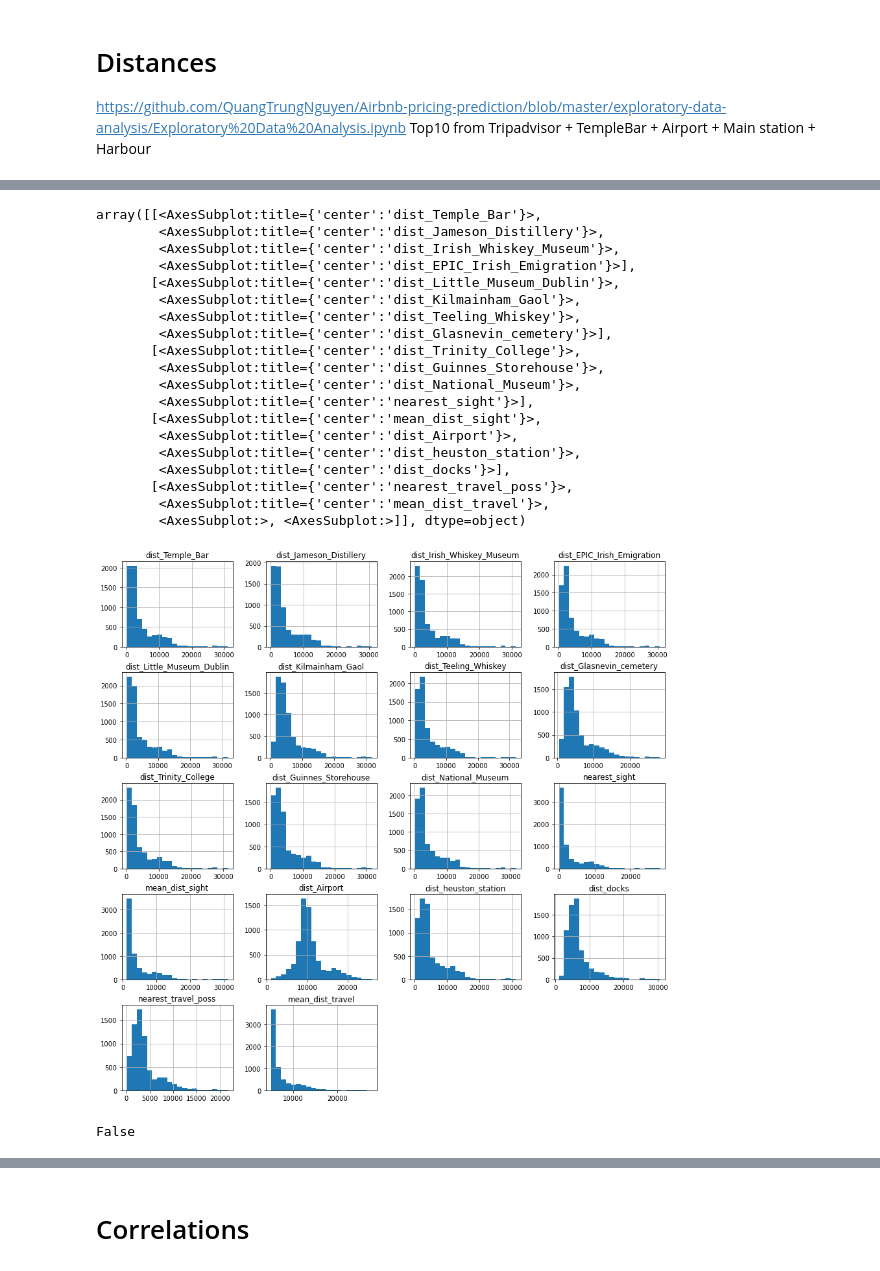
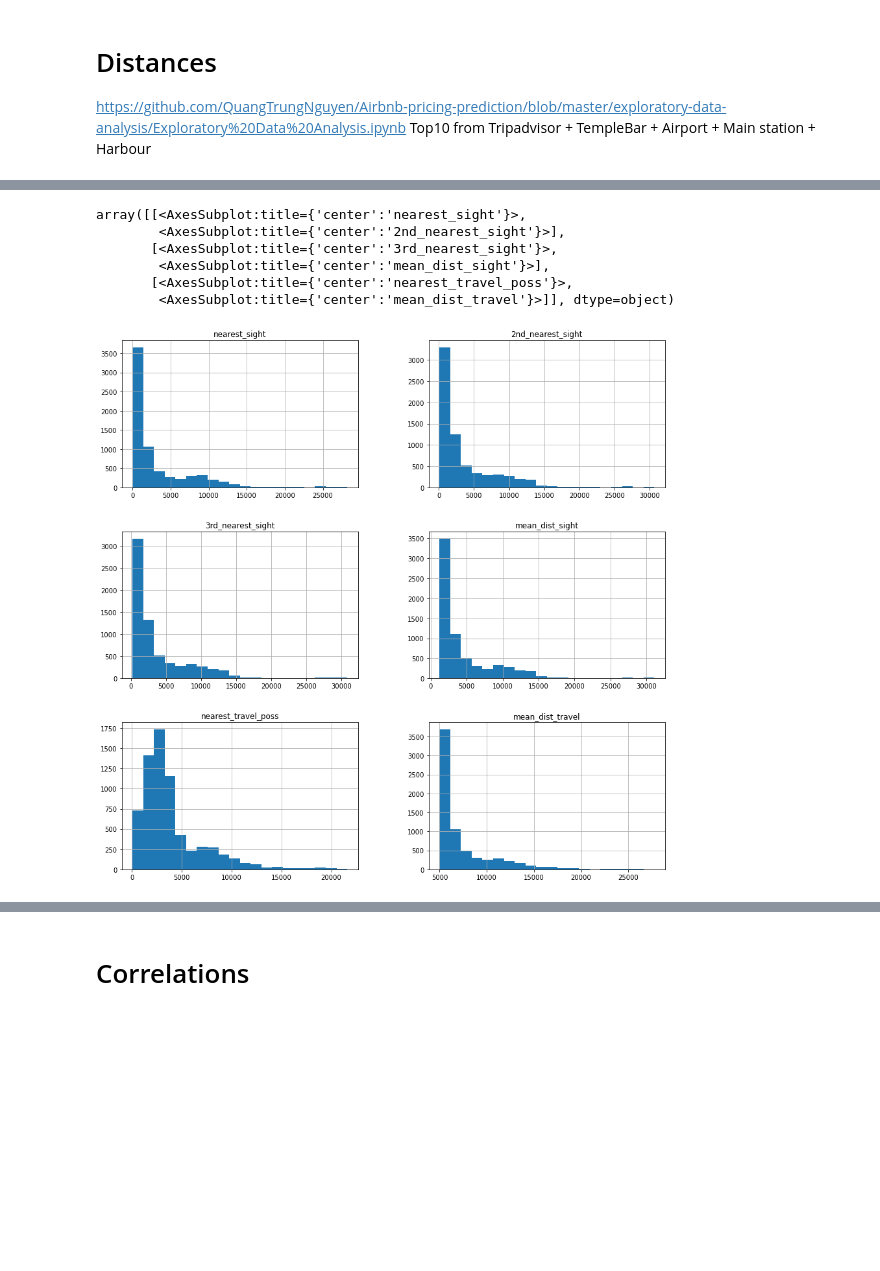
Before and after one commit to dmnk1308/DubAir, a Jupyter notebook: OSM.ipynb, the cells around one changed output, grey strips where cells are left out. Saved outputs shown, nothing was run; the diff lists cells and outputs as text; code cells hidden in the pictures; blank space fills up the shorter version.

```diff
--- a/OSM.ipynb
+++ b/OSM.ipynb
@@ -27,7 +27,7 @@ import seaborn as sns
 Working with AirBnB Data; but it seems to be older code?
 https://towardsdatascience.com/a-guide-turning-openstreetmap-location-data-into-ml-features-e687b66db210
 # %%
-price, listings, reviews = load_data(image_data=False, drop_id = False)
+price, listings, reviews = further()
 # %% [output]
 Data loaded.
 A value is trying to be set on a copy of a slice from a DataFrame
@@ -941,8 +761,5 @@ array([[<AxesSubplot:title={'center':'small_stations'}>,
 # %%
 listings_osm["ferry_terminal"] = (listings_osm["ferry_terminal"] > 0).astype(int)
-listings_osm["bus_station"] = (listings_osm["bus_stations"] > 0).astype(int)
-del listings_osm["bus_stations"]
-del listings_osm["small_stations"]
 
-listings_osm[["ferry_terminal", "bus_station"]].hist()
+listings_osm["ferry_terminal"].hist()
 # %% [output]
@@ -1325,3 +1106,6 @@ array([[<AxesSubplot:title={'center':'malls'}>,
        [<AxesSubplot:title={'center':'supermarkets'}>, <AxesSubplot:>]],
       dtype=object)
 [figure]
+# %%
+listings_osm["kiosks"] = (listings_osm["kiosks"] > 0).astype(int)
+listings_osm["kiosks"].hist()
@@ -1406,9 +1160,10 @@ for index, row in listings.iterrows():
     dist_heuston_station = geopy.distance.geodesic(heuston_station, coords).m
     dist_docks = geopy.distance.geodesic(docks, coords).m
 
-    nearest_sight = min(dist_Temple_Bar, dist_Jameson_Distillery, dist_Irish_Whiskey_Museum, dist_EPIC_Irish_Emigration,
+    distances_sights = [dist_Temple_Bar, dist_Jameson_Distillery, dist_Irish_Whiskey_Museum, dist_EPIC_Irish_Emigration,
                         dist_Little_Museum_Dublin, dist_Kilmainham_Gaol, dist_Teeling_Whiskey, dist_Glasnevin_cemetery,
-                        dist_Trinity_College, dist_Guinnes_Storehouse, dist_National_Museum)
+                        dist_Trinity_College, dist_Guinnes_Storehouse, dist_National_Museum]
+    distances_sights.sort()
 
     mean_dist_sight = mean([dist_Temple_Bar, dist_Jameson_Distillery, dist_Irish_Whiskey_Museum, dist_EPIC_Irish_Emigration,
                         dist_Little_Museum_Dublin, dist_Kilmainham_Gaol, dist_Teeling_Whiskey, dist_Glasnevin_cemetery,
@@ -1418,58 +1173,22 @@ for index, row in listings.iterrows():
 
     mean_dist_travel = mean([dist_Airport, dist_heuston_station, dist_docks])
 
-    listings_osm.at[index, 'dist_Temple_Bar'] = dist_Temple_Bar
-    listings_osm.at[index, 'dist_Jameson_Distillery'] = dist_Jameson_Distillery
-    listings_osm.at[index, 'dist_Irish_Whiskey_Museum'] = dist_Irish_Whiskey_Museum
-    listings_osm.at[index, 'dist_EPIC_Irish_Emigration'] = dist_EPIC_Irish_Emigration
-    listings_osm.at[index, 'dist_Little_Museum_Dublin'] = dist_Little_Museum_Dublin
-    listings_osm.at[index, 'dist_Kilmainham_Gaol'] = dist_Kilmainham_Gaol
-    listings_osm.at[index, 'dist_Teeling_Whiskey'] = dist_Teeling_Whiskey
-    listings_osm.at[index, 'dist_Glasnevin_cemetery'] = dist_Glasnevin_cemetery
-    listings_osm.at[index, 'dist_Trinity_College'] = dist_Trinity_College
-    listings_osm.at[index, 'dist_Guinnes_Storehouse'] = dist_Guinnes_Storehouse
-    listings_osm.at[index, 'dist_National_Museum'] = dist_National_Museum
+    listings_osm.at[index, 'nearest_sight'] = distances_sights[0]
+    listings_osm.at[index, '2nd_nearest_sight'] = distances_sights[1]
+    listings_osm.at[index, '3rd_nearest_sight'] = distances_sights[2]
 
-    listings_osm.at[index, 'nearest_sight'] = nearest_sight
     listings_osm.at[index, 'mean_dist_sight'] = mean_dist_sight
-
-    listings_osm.at[index, 'dist_Airport'] = dist_Airport
-    listings_osm.at[index, 'dist_heuston_station'] = dist_heuston_station
-    listings_osm.at[index, 'dist_docks'] = dist_docks
 
     listings_osm.at[index, 'nearest_travel_poss'] = nearest_travel_poss
     listings_osm.at[index, 'mean_dist_travel'] = mean_dist_travel
 # %%
-listings_osm[['dist_Temple_Bar',
-       'dist_Jameson_Distillery', 'dist_Irish_Whiskey_Museum',
-       'dist_EPIC_Irish_Emigration', 'dist_Little_Museum_Dublin',
-       'dist_Kilmainham_Gaol', 'dist_Teeling_Whiskey',
-       'dist_Glasnevin_cemetery', 'dist_Trinity_College',
-       'dist_Guinnes_Storehouse', 'dist_National_Museum', 'nearest_sight',
-       'mean_dist_sight', 'dist_Airport', 'dist_heuston_station', 'dist_docks',
-       'nearest_travel_poss', 'mean_dist_travel']].hist(figsize = (15,15), bins = 20)
+listings_osm[['nearest_sight', "2nd_nearest_sight", "3rd_nearest_sight",
+              'mean_dist_sight', 'nearest_travel_poss', 'mean_dist_travel']].hist(figsize = (15,15), bins = 20)
 # %% [output]
-array([[<AxesSubplot:title={'center':'dist_Temple_Bar'}>,
-        <AxesSubplot:title={'center':'dist_Jameson_Distillery'}>,
-        <AxesSubplot:title={'center':'dist_Irish_Whiskey_Museum'}>,
-        <AxesSubplot:title={'center':'dist_EPIC_Irish_Emigration'}>],
-       [<AxesSubplot:title={'center':'dist_Little_Museum_Dublin'}>,
-        <AxesSubplot:title={'center':'dist_Kilmainham_Gaol'}>,
-        <AxesSubplot:title={'center':'dist_Teeling_Whiskey'}>,
-        <AxesSubplot:title={'center':'dist_Glasnevin_cemetery'}>],
-       [<AxesSubplot:title={'center':'dist_Trinity_College'}>,
-        <AxesSubplot:title={'center':'dist_Guinnes_Storehouse'}>,
-        <AxesSubplot:title={'center':'dist_National_Museum'}>,
-        <AxesSubplot:title={'center':'nearest_sight'}>],
-       [<AxesSubplot:title={'center':'mean_dist_sight'}>,
-        <AxesSubplot:title={'center':'dist_Airport'}>,
-        <AxesSubplot:title={'center':'dist_heuston_station'}>,
-        <AxesSubplot:title={'center':'dist_docks'}>],
+array([[<AxesSubplot:title={'center':'nearest_sight'}>,
+        <AxesSubplot:title={'center':'2nd_nearest_sight'}>],
+       [<AxesSubplot:title={'center':'3rd_nearest_sight'}>,
+        <AxesSubplot:title={'center':'mean_dist_sight'}>],
        [<AxesSubplot:title={'center':'nearest_travel_poss'}>,
-        <AxesSubplot:title={'center':'mean_dist_travel'}>,
-        <AxesSubplot:>, <AxesSubplot:>]], dtype=object)
+        <AxesSubplot:title={'center':'mean_dist_travel'}>]], dtype=object)
-[figure, old version]
+[figure, new version]
-# %%
-any(listings_osm.isna().sum() > 0)
-# %% [output]
-False
```
Also changed, not shown: parts of 25 cells of this notebook, 5 other files.
